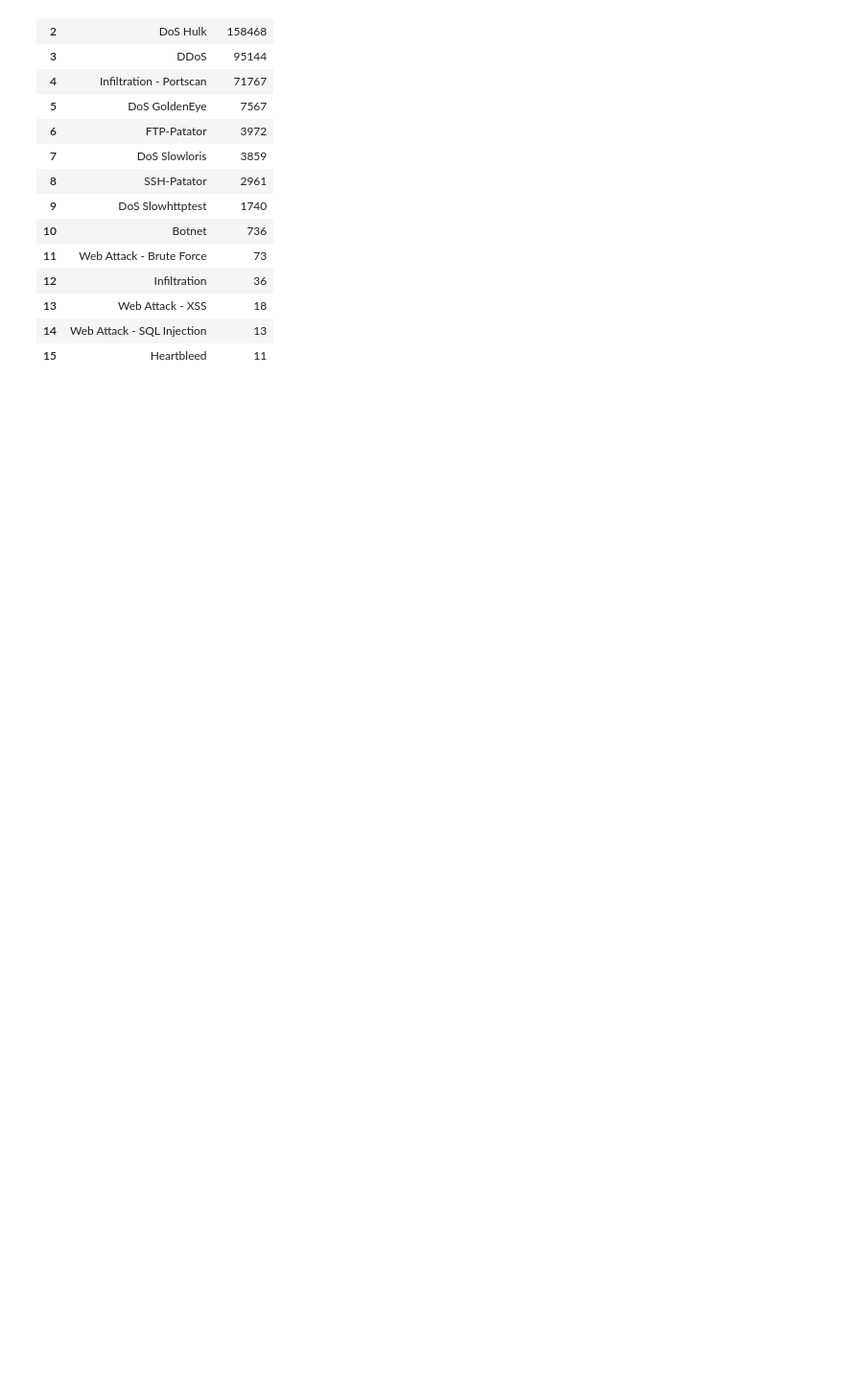
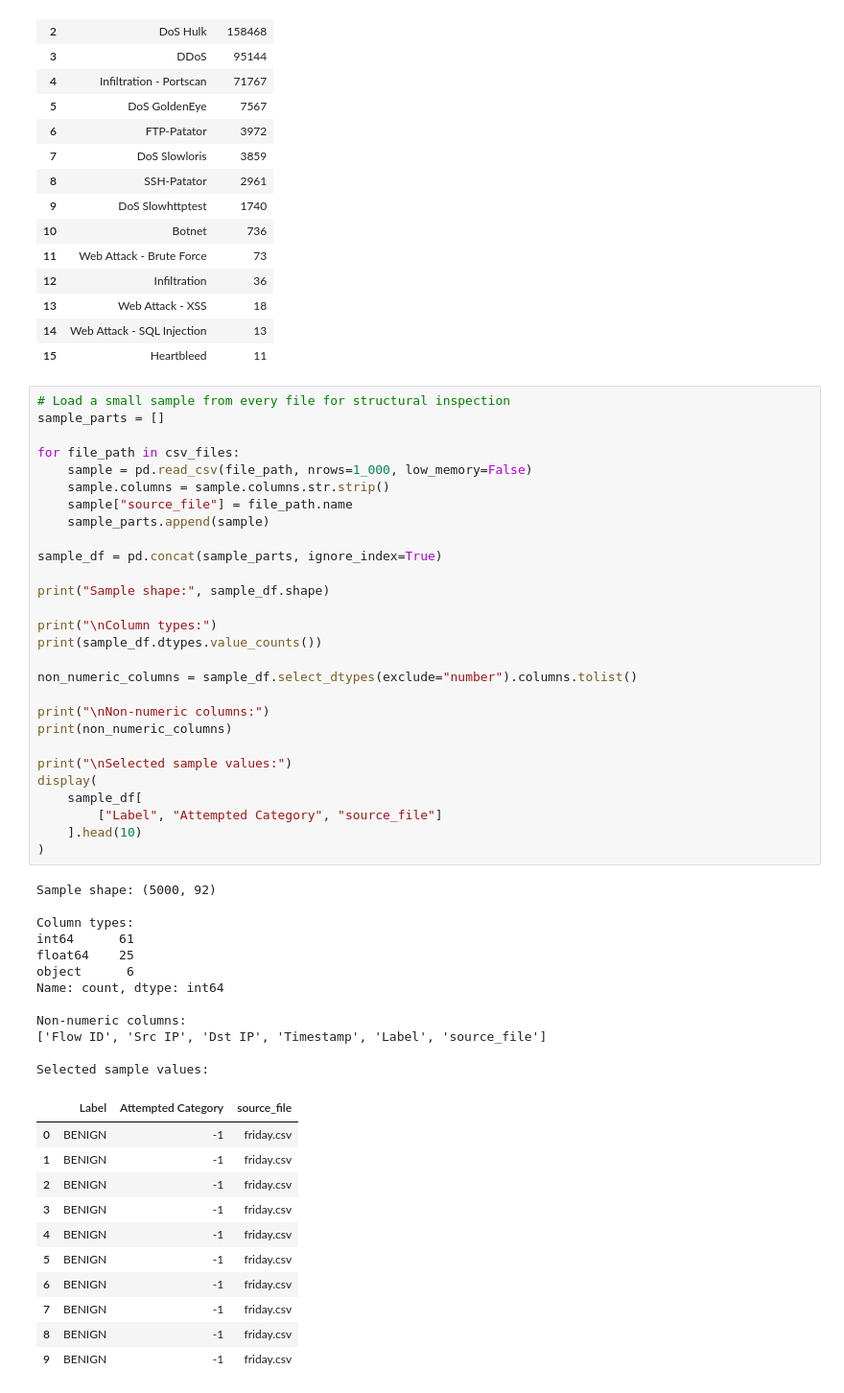
Before and after one commit to CharalampiaKal/cicids2017-progressive-feature-reduction, a Jupyter notebook: notebooks/01_data_audit_and_cleaning.ipynb, the cells around one changed output. Shown at 96% size. Cells and saved outputs as stored; diff of their text form; blank space fills up the shorter version.

```diff
--- a/notebooks/01_data_audit_and_cleaning.ipynb
+++ b/notebooks/01_data_audit_and_cleaning.ipynb
@@ -198,3 +211,55 @@ Class distribution after attempted flows are treated as benign:
 | 13 | Web Attack - XSS | 18 |
 | 14 | Web Attack - SQL Injection | 13 |
 | 15 | Heartbleed | 11 |
+# %%
+# Load a small sample from every file for structural inspection
+sample_parts = []
+
+for file_path in csv_files:
+    sample = pd.read_csv(file_path, nrows=1_000, low_memory=False)
+    sample.columns = sample.columns.str.strip()
+    sample["source_file"] = file_path.name
+    sample_parts.append(sample)
+
+sample_df = pd.concat(sample_parts, ignore_index=True)
+
+print("Sample shape:", sample_df.shape)
+
+print("\nColumn types:")
+print(sample_df.dtypes.value_counts())
+
+non_numeric_columns = sample_df.select_dtypes(exclude="number").columns.tolist()
+
+print("\nNon-numeric columns:")
+print(non_numeric_columns)
+
+print("\nSelected sample values:")
+display(
+    sample_df[
+        ["Label", "Attempted Category", "source_file"]
+    ].head(10)
+)
+# %% [output]
+Sample shape: (5000, 92)
+
+Column types:
+int64      61
+float64    25
+object      6
+Name: count, dtype: int64
+
+Non-numeric columns:
+['Flow ID', 'Src IP', 'Dst IP', 'Timestamp', 'Label', 'source_file']
+
+Selected sample values:
+|  | Label | Attempted Category | source_file |
+| 0 | BENIGN | -1 | friday.csv |
+| 1 | BENIGN | -1 | friday.csv |
+| 2 | BENIGN | -1 | friday.csv |
+| 3 | BENIGN | -1 | friday.csv |
+| 4 | BENIGN | -1 | friday.csv |
+| 5 | BENIGN | -1 | friday.csv |
+| 6 | BENIGN | -1 | friday.csv |
+| 7 | BENIGN | -1 | friday.csv |
+| 8 | BENIGN | -1 | friday.csv |
+| 9 | BENIGN | -1 | friday.csv |
```
Also changed, not shown: parts of 8 cells of this notebook.
